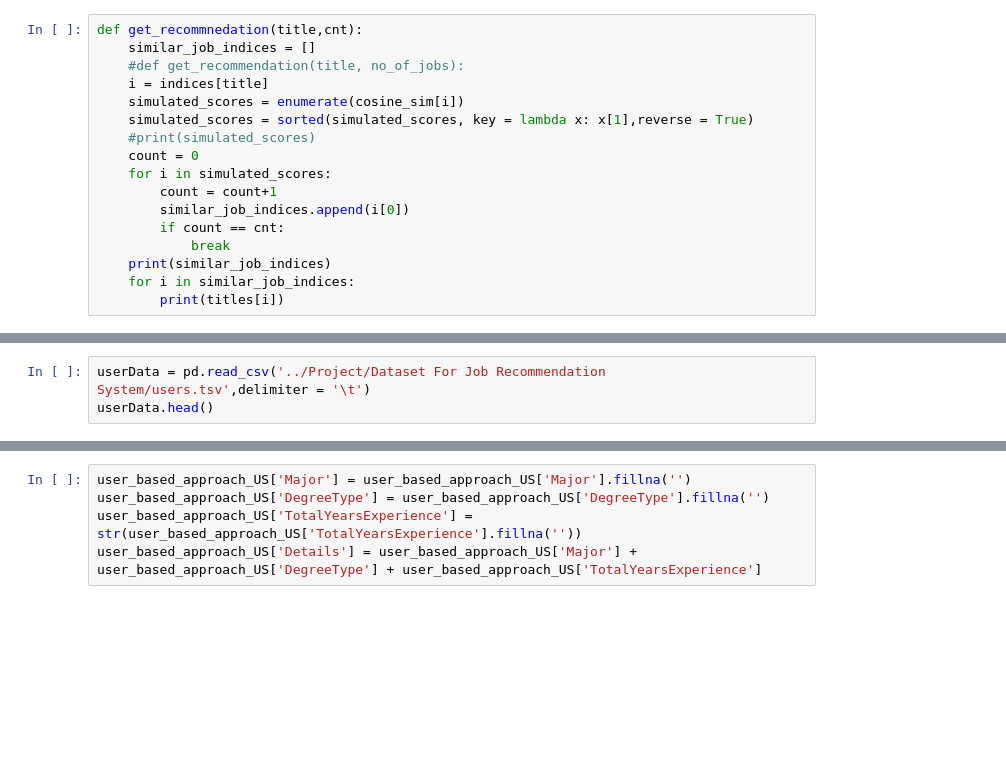
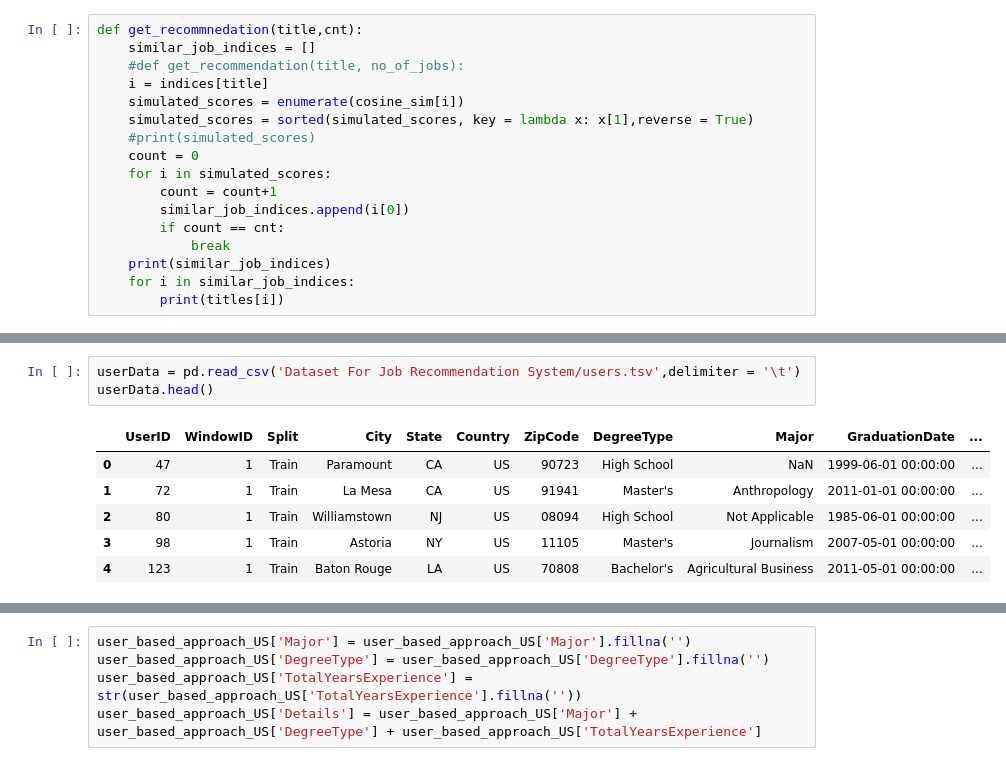
Before and after one commit to TejasPanambur/Machine-Learning-Models-to-Build-a-Recommendation-System, a Jupyter notebook: JobRecommendationSystem.ipynb, the cells around one changed output, grey strips where cells are left out. Cells and saved outputs as stored; diff of their text form; blank space fills up the shorter version.

```diff
--- a/JobRecommendationSystem.ipynb
+++ b/JobRecommendationSystem.ipynb
@@ -65,6 +91,13 @@ get_recommnedation('Route Delivery Drivers',10)
 # %%
-userData = pd.read_csv('../Project/Dataset For Job Recommendation System/users.tsv',delimiter = '\t')
+userData = pd.read_csv('Dataset For Job Recommendation System/users.tsv',delimiter = '\t')
 userData.head()
+# %% [output]
+|  | UserID | WindowID | Split | City | State | Country | ZipCode | DegreeType | Major | GraduationDate | ... |
+| 0 | 47 | 1 | Train | Paramount | CA | US | 90723 | High School | NaN | 1999-06-01 00:00:00 | ... |
+| 1 | 72 | 1 | Train | La Mesa | CA | US | 91941 | Master's | Anthropology | 2011-01-01 00:00:00 | ... |
+| 2 | 80 | 1 | Train | Williamstown | NJ | US | 08094 | High School | Not Applicable | 1985-06-01 00:00:00 | ... |
+| 3 | 98 | 1 | Train | Astoria | NY | US | 11105 | Master's | Journalism | 2007-05-01 00:00:00 | ... |
+| 4 | 123 | 1 | Train | Baton Rouge | LA | US | 70808 | Bachelor's | Agricultural Business | 2011-05-01 00:00:00 | ... |
 # %%
 user_based_approach_US = userData.loc[userData['Country']=='US']
 user_based_approach_US.head()
```
Also changed, not shown: parts of 22 cells of this notebook.
